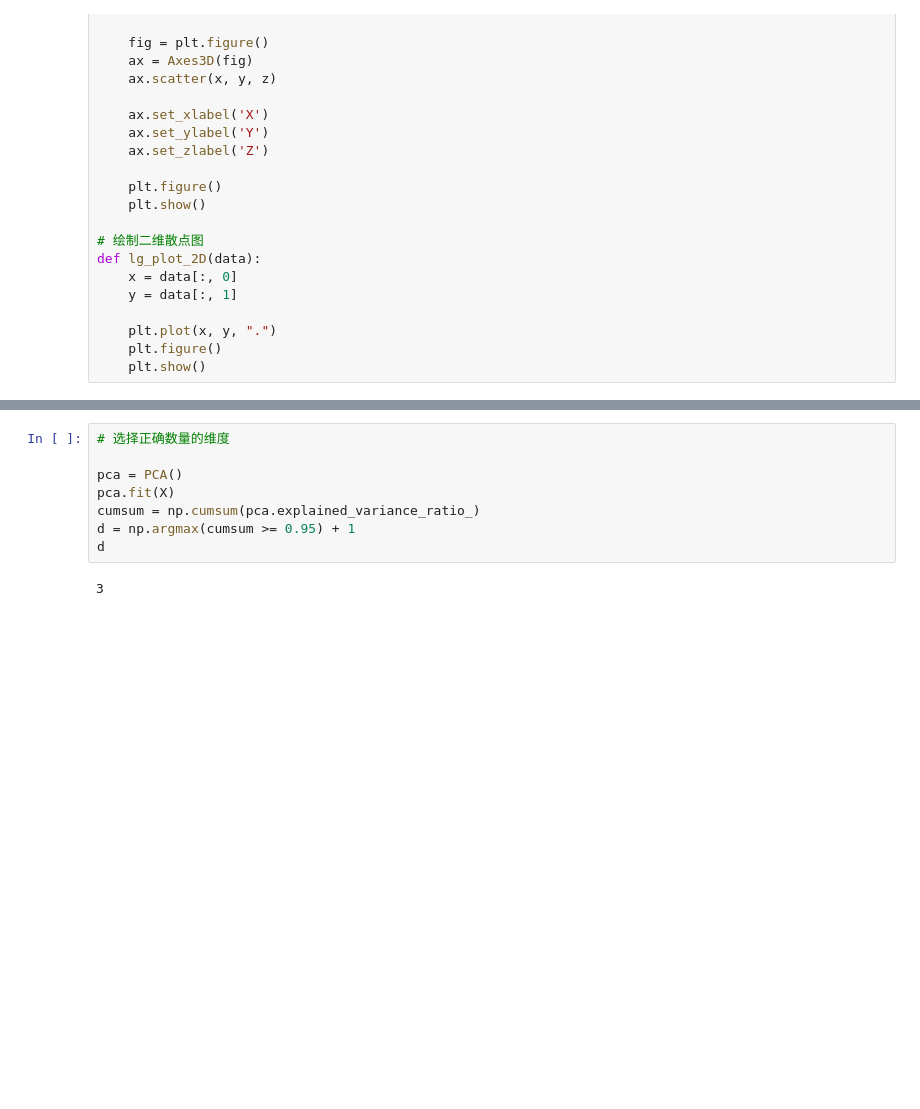
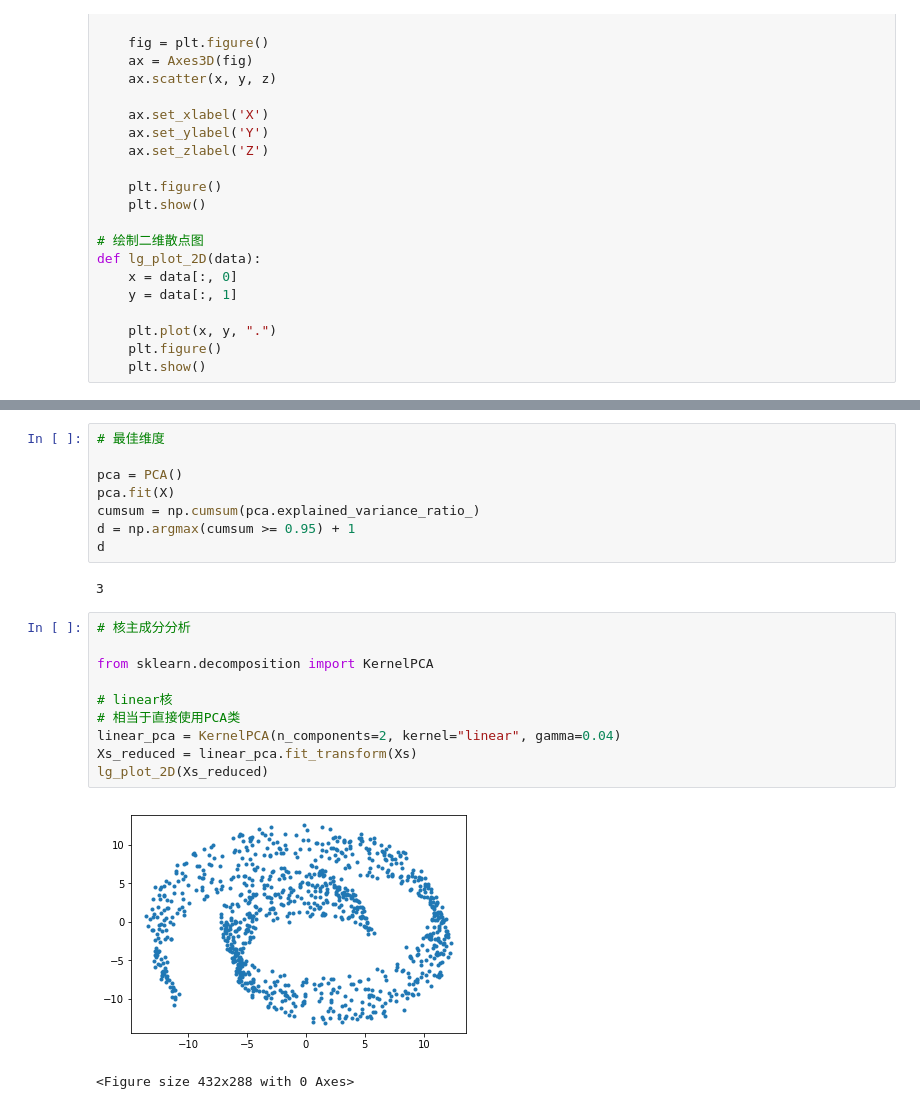
Before and after one commit to ligang945/hands_on_machine_learning_with_scikit_learn_and_tensorflow, a Jupyter notebook: ch8 PCA.ipynb, the cells around one changed output, grey strips where cells are left out. Drawn from its saved outputs; the diff is of its cells as text; blank space fills up the shorter version.

```diff
--- a/ch8 PCA.ipynb
+++ b/ch8 PCA.ipynb
@@ -137,5 +138,5 @@ print(pcas.explained_variance_ratio_)
 # %%
-# 选择正确数量的维度
+# 最佳维度
 
 pca = PCA()
 pca.fit(X)
@@ -144,3 +145,16 @@ d = np.argmax(cumsum >= 0.95) + 1
 d
 # %% [output]
 3
+# %%
+# 核主成分分析
+
+from sklearn.decomposition import KernelPCA
+
+# linear核
+# 相当于直接使用PCA类
+linear_pca = KernelPCA(n_components=2, kernel="linear", gamma=0.04)
+Xs_reduced = linear_pca.fit_transform(Xs)
+lg_plot_2D(Xs_reduced)
+# %% [output]
+[figure, added]
+<Figure size 432x288 with 0 Axes>
```
Also changed, not shown: parts of 11 cells of this notebook.
